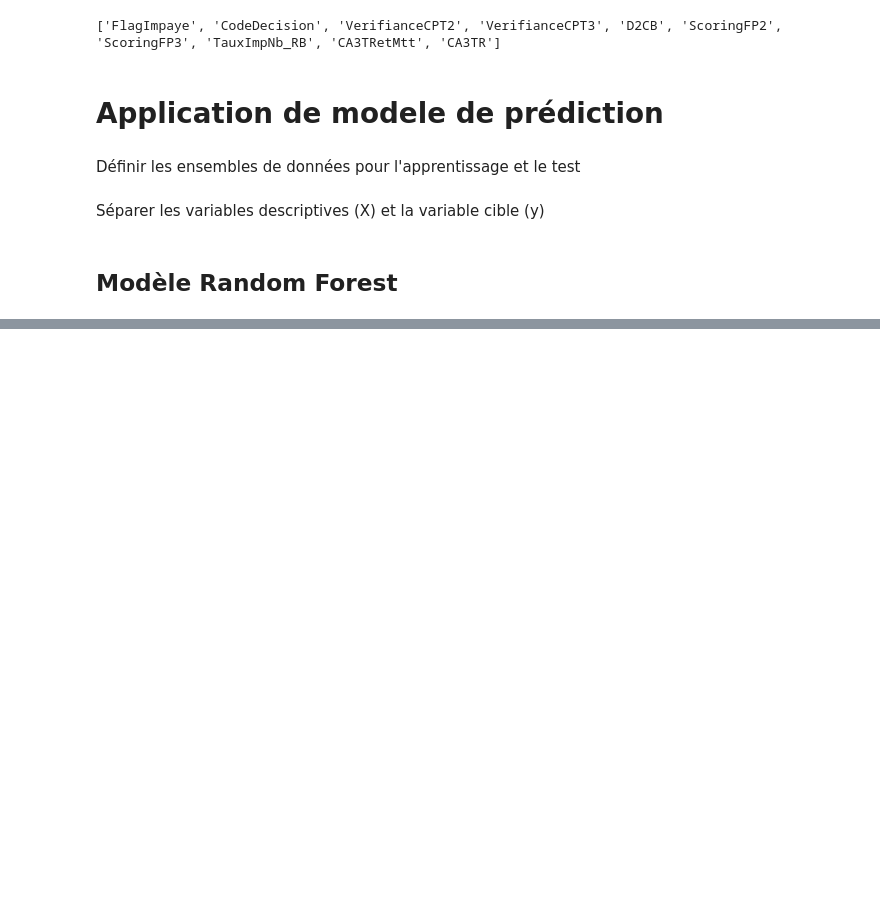
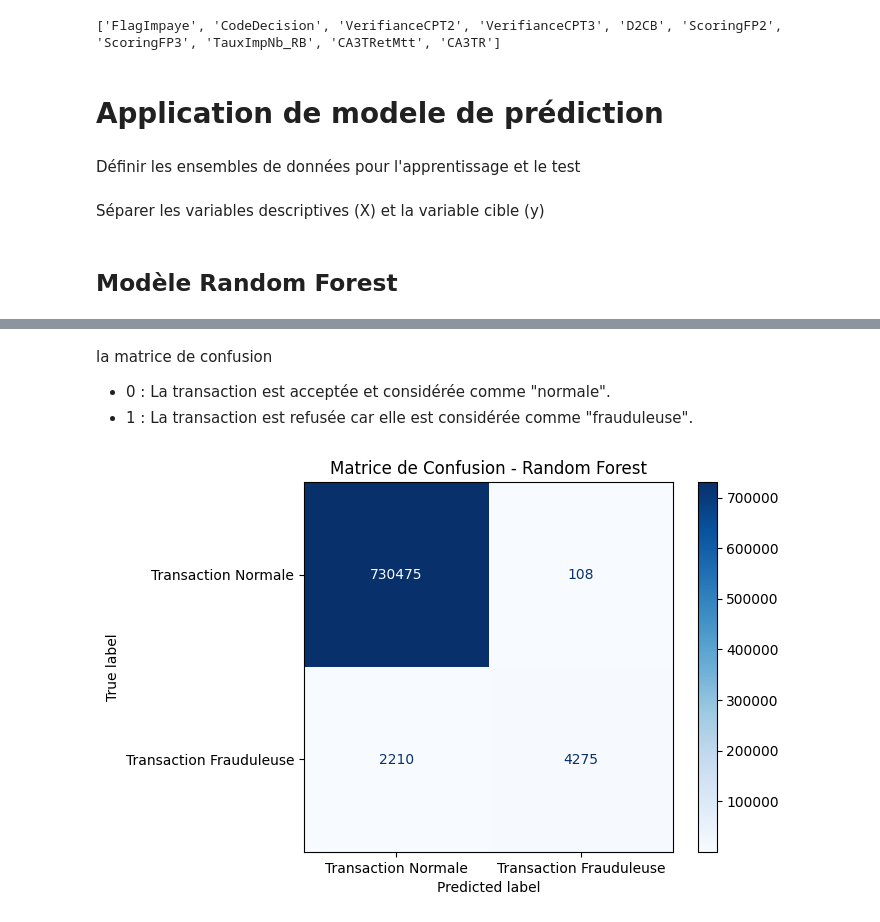
Before and after one commit to Mehdimakoul/ML_2025, a Jupyter notebook: Projet_ML_2025_.ipynb, the cells around one changed output, grey strips where cells are left out. Saved outputs shown, nothing was run; the diff lists cells and outputs as text; code cells hidden in the pictures; blank space fills up the shorter version.

Commit message:
RANDOM FOREST  algo

```diff
--- a/Projet_ML_2025_.ipynb
+++ b/Projet_ML_2025_.ipynb
@@ -230,0 +242,18 @@ print(classification_report(y_test, y_pred))
+# %% [markdown]
+ la matrice de confusion
+
+*   0 : La transaction est acceptée et considérée comme "normale".
+*    1 : La transaction est refusée car elle est considérée comme "frauduleuse".
+# %%
+from sklearn.metrics import confusion_matrix, ConfusionMatrixDisplay
+
+# Calcul de la matrice de confusion
+cm = confusion_matrix(y_test, y_pred)
+
+# Affichage de la matrice de confusion avec des étiquettes et une mise en forme
+disp = ConfusionMatrixDisplay(confusion_matrix=cm, display_labels=["Transaction Normale", "Transaction Frauduleuse"])
+disp.plot(cmap='Blues')
+plt.title("Matrice de Confusion - Random Forest")
+plt.show()
+# %% [output]
+[figure, added]
```
Also changed, not shown: parts of 1 cell of this notebook.
